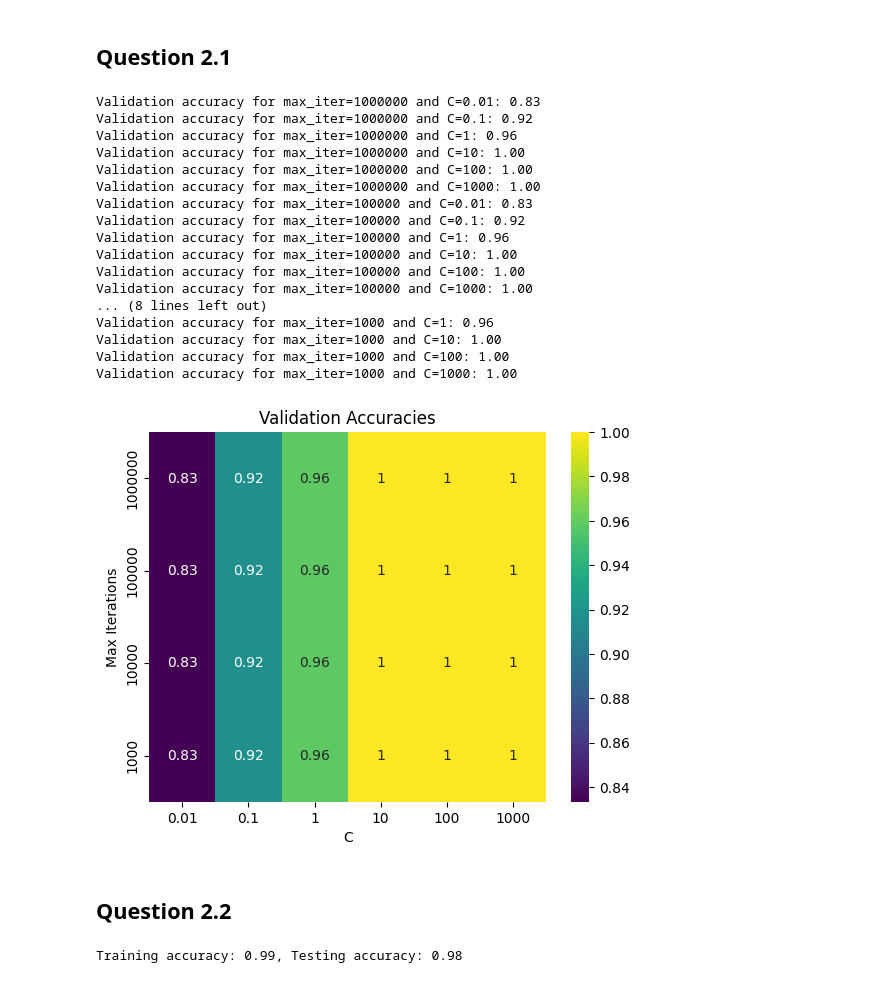
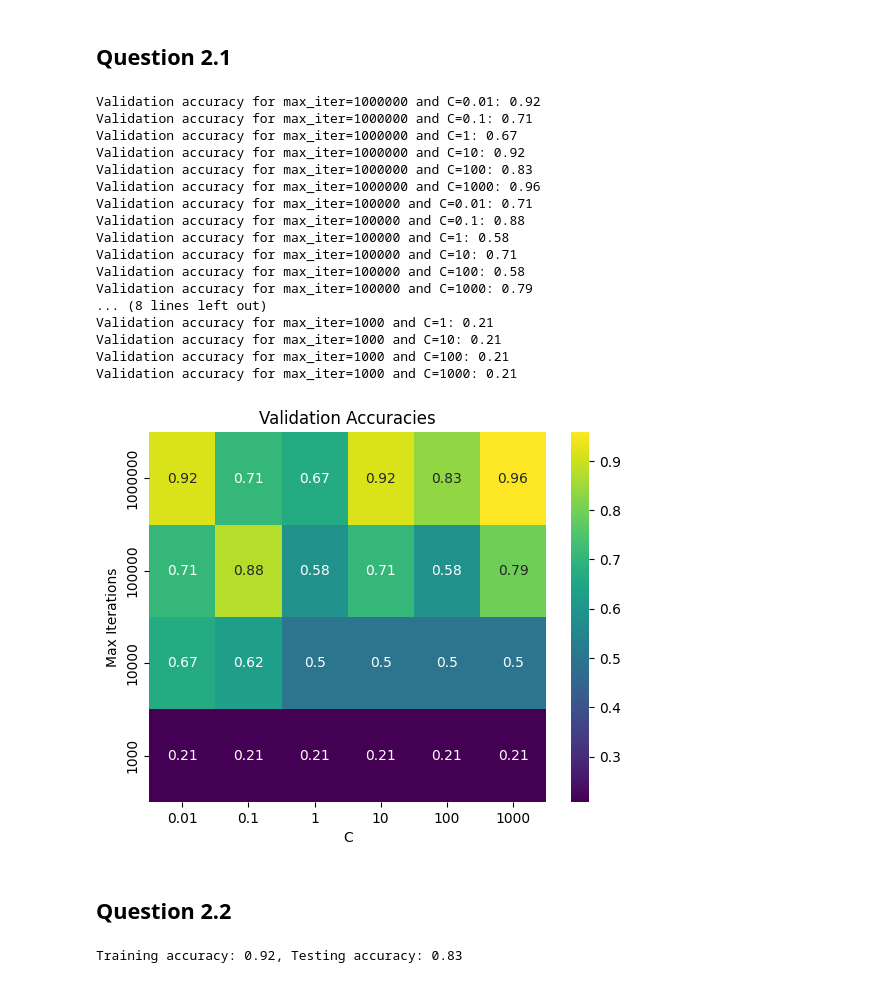
Before and after one commit to j-thy/cs425-lab4, a Jupyter notebook: lab4p2.ipynb, the cells around one changed output. Cells and saved outputs as stored; diff of their text form; code cells hidden in the pictures.

```diff
--- a/lab4p2.ipynb
+++ b/lab4p2.ipynb
@@ -35,59 +35,59 @@ X = df[['Temperature', 'L', 'R', 'A_M']]
     # (a single validation set, rather than KFolds)
     # 0.125 of the training set serves as the validation set.
 X_train, X_test, y_train, y_test = train_test_split(X, y, test_size=0.2, random_state=42)
-X_subtrain, X_valid, y_subtrain, y_valid = train_test_split(X_train, y_train, test_size=0.125, random_state=42)
+X_subtrain, X_val, y_subtrain, y_val = train_test_split(X_train, y_train, test_size=0.125, random_state=42)
 # Fit the LinearSVC classifier on the training set.
 max_iter = [1000000, 100000, 10000, 1000]
 C = [0.01, 0.1, 1, 10, 100, 1000]
 
 # Create a numpy array to hold the validation accuracies for each combination of max_iter and C.
 df_out = np.zeros((len(max_iter), len(C)))
 
 # Evaluate on the validation set for all combinations of:
 # max iter=[1000, 10000, 100000, 1000000]
 for i in max_iter:
     # C=[0.01, 0.1, 1, 10, 100, 1000]
     for j in C:
-        svc = make_pipeline(StandardScaler(), LinearSVC(dual="auto", random_state=42, max_iter=i, C=j))
+        svc = LinearSVC(random_state=42, max_iter=i, C=j)
         svc.fit(X_subtrain, y_subtrain)
         # Print the validation accuracy for each combination
-        svc_score = svc.score(X_valid, y_valid)
+        svc_score = svc.score(X_val, y_val)
         print(f'Validation accuracy for max_iter={i} and C={j}: {svc_score:.2f}')
         # Store the validation accuracy in the numpy array.
         df_out[max_iter.index(i)][C.index(j)] = svc_score
 # Show a heatmap comparing the validation accuracies across the combinations.
 # (include a colorbar)
 sns.heatmap(df_out, annot=True, cmap='viridis')
 plt.xlabel('C')
 plt.ylabel('Max Iterations')
 plt.xticks(np.arange(len(C))+0.5, C)
 plt.yticks(np.arange(len(max_iter))+0.5, max_iter)
 plt.title('Validation Accuracies')
 plt.show()
 # %% [output]
-Validation accuracy for max_iter=1000000 and C=0.01: 0.83
-Validation accuracy for max_iter=1000000 and C=0.1: 0.92
-Validation accuracy for max_iter=1000000 and C=1: 0.96
-Validation accuracy for max_iter=1000000 and C=10: 1.00
-Validation accuracy for max_iter=1000000 and C=100: 1.00
-Validation accuracy for max_iter=1000000 and C=1000: 1.00
-Validation accuracy for max_iter=100000 and C=0.01: 0.83
-Validation accuracy for max_iter=100000 and C=0.1: 0.92
-Validation accuracy for max_iter=100000 and C=1: 0.96
-Validation accuracy for max_iter=100000 and C=10: 1.00
-Validation accuracy for max_iter=100000 and C=100: 1.00
-Validation accuracy for max_iter=100000 and C=1000: 1.00
+Validation accuracy for max_iter=1000000 and C=0.01: 0.92
+Validation accuracy for max_iter=1000000 and C=0.1: 0.71
+Validation accuracy for max_iter=1000000 and C=1: 0.67
+Validation accuracy for max_iter=1000000 and C=10: 0.92
+Validation accuracy for max_iter=1000000 and C=100: 0.83
+Validation accuracy for max_iter=1000000 and C=1000: 0.96
+Validation accuracy for max_iter=100000 and C=0.01: 0.71
+Validation accuracy for max_iter=100000 and C=0.1: 0.88
+Validation accuracy for max_iter=100000 and C=1: 0.58
+Validation accuracy for max_iter=100000 and C=10: 0.71
+Validation accuracy for max_iter=100000 and C=100: 0.58
+Validation accuracy for max_iter=100000 and C=1000: 0.79
 ... (8 lines left out)
-Validation accuracy for max_iter=1000 and C=1: 0.96
-Validation accuracy for max_iter=1000 and C=10: 1.00
-Validation accuracy for max_iter=1000 and C=100: 1.00
-Validation accuracy for max_iter=1000 and C=1000: 1.00
+Validation accuracy for max_iter=1000 and C=1: 0.21
+Validation accuracy for max_iter=1000 and C=10: 0.21
+Validation accuracy for max_iter=1000 and C=100: 0.21
+Validation accuracy for max_iter=1000 and C=1000: 0.21
-[figure, old version]
+[figure, new version]
 # %% [markdown]
 ## Question 2.2
 # %%
 # Use the maximum iterations and C values you found to perform best to inform how you create your LinearSVC().
-svc = make_pipeline(StandardScaler(), LinearSVC(dual="auto", random_state=42, max_iter=1000, C=100))
+svc = LinearSVC(random_state=42, max_iter=1000000, C=1000)
 # Fit on the whole training set.
 svc.fit(X_train, y_train)
 
@@ -96,4 +96,4 @@ svc_score_train = svc.score(X_train, y_train)
 svc_score_test = svc.score(X_test, y_test)
 print(f'Training accuracy: {svc_score_train:.2f}, Testing accuracy: {svc_score_test:.2f}')
 # %% [output]
-Training accuracy: 0.99, Testing accuracy: 0.98
+Training accuracy: 0.92, Testing accuracy: 0.83
```
Also changed, not shown: parts of 1 cell of this notebook.
